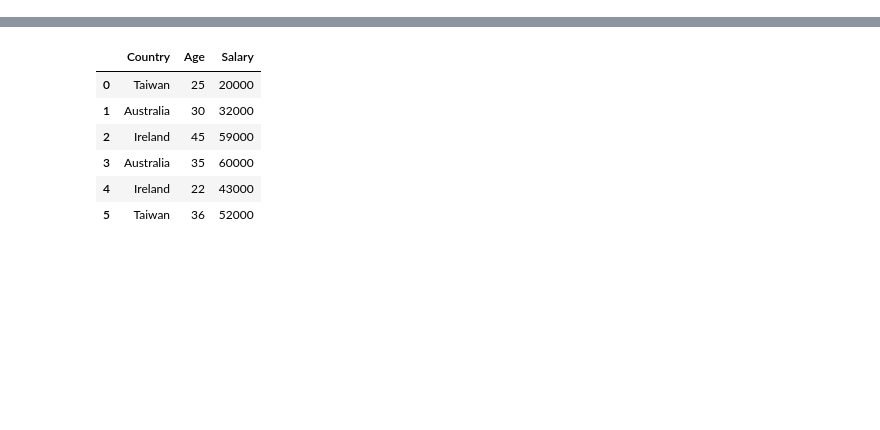
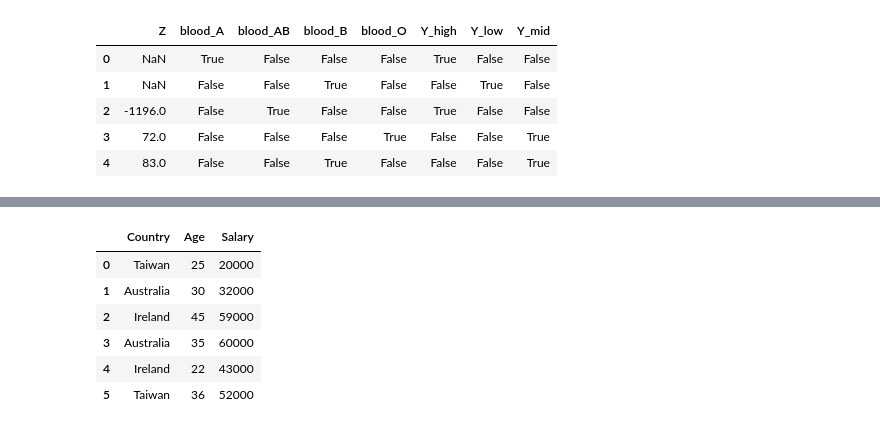
Before and after one commit to estellacoding/IMLP421, a Jupyter notebook: unit-3-ml-basic/4_Categorical_features_實戰.ipynb, the cells around one changed output, grey strips where cells are left out. Saved outputs shown, nothing was run; the diff lists cells and outputs as text; code cells hidden in the pictures; blank space fills up the shorter version.

```diff
--- a/unit-3-ml-basic/4_Categorical_features_實戰.ipynb
+++ b/unit-3-ml-basic/4_Categorical_features_實戰.ipynb
@@ -250,0 +268,10 @@ print(df_blood)
+# %%
+df_all = pd.get_dummies(df)
+df_all
+# %% [output]
+|  | Z | blood_A | blood_AB | blood_B | blood_O | Y_high | Y_low | Y_mid |
+| 0 | NaN | True | False | False | False | True | False | False |
+| 1 | NaN | False | False | True | False | False | True | False |
+| 2 | -1196.0 | False | True | False | False | True | False | False |
+| 3 | 72.0 | False | False | False | True | False | False | True |
+| 4 | 83.0 | False | False | True | False | False | False | True |
```
Also changed, not shown: parts of 58 cells of this notebook, 2 other files.
